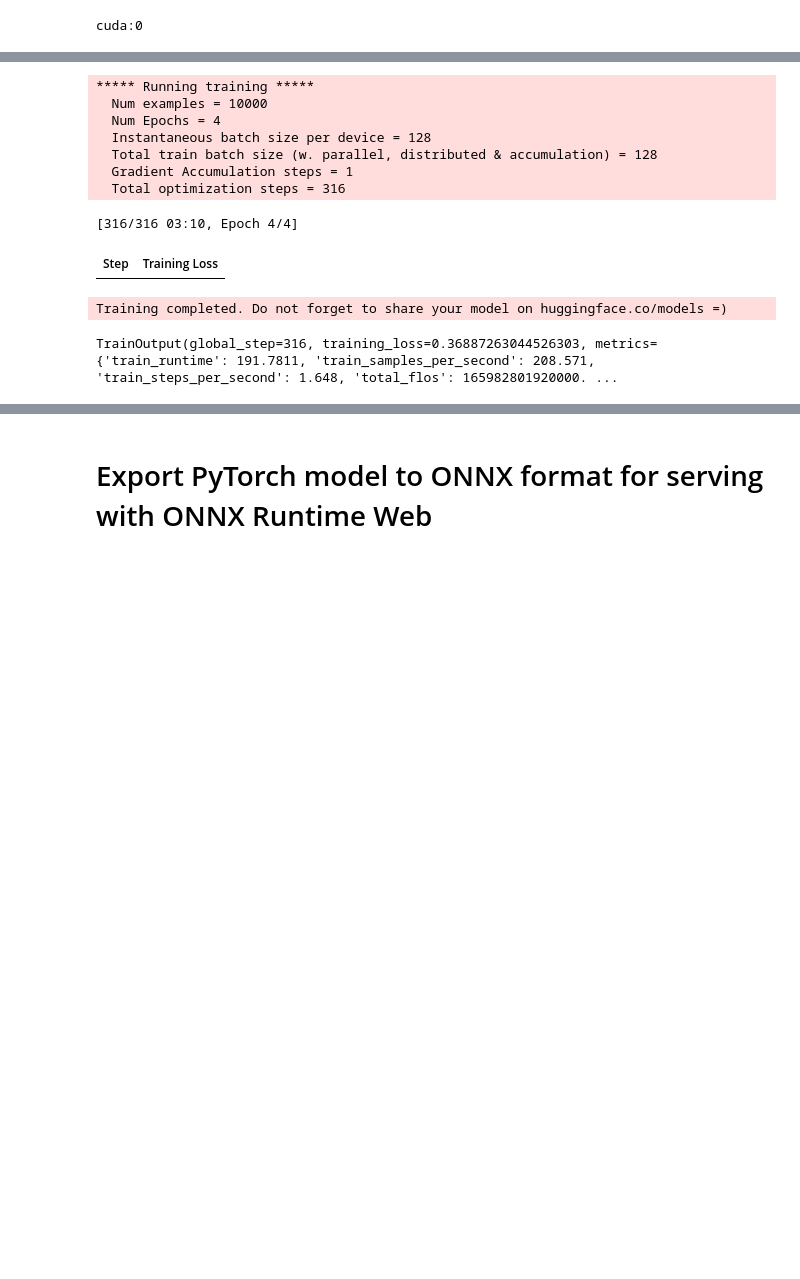
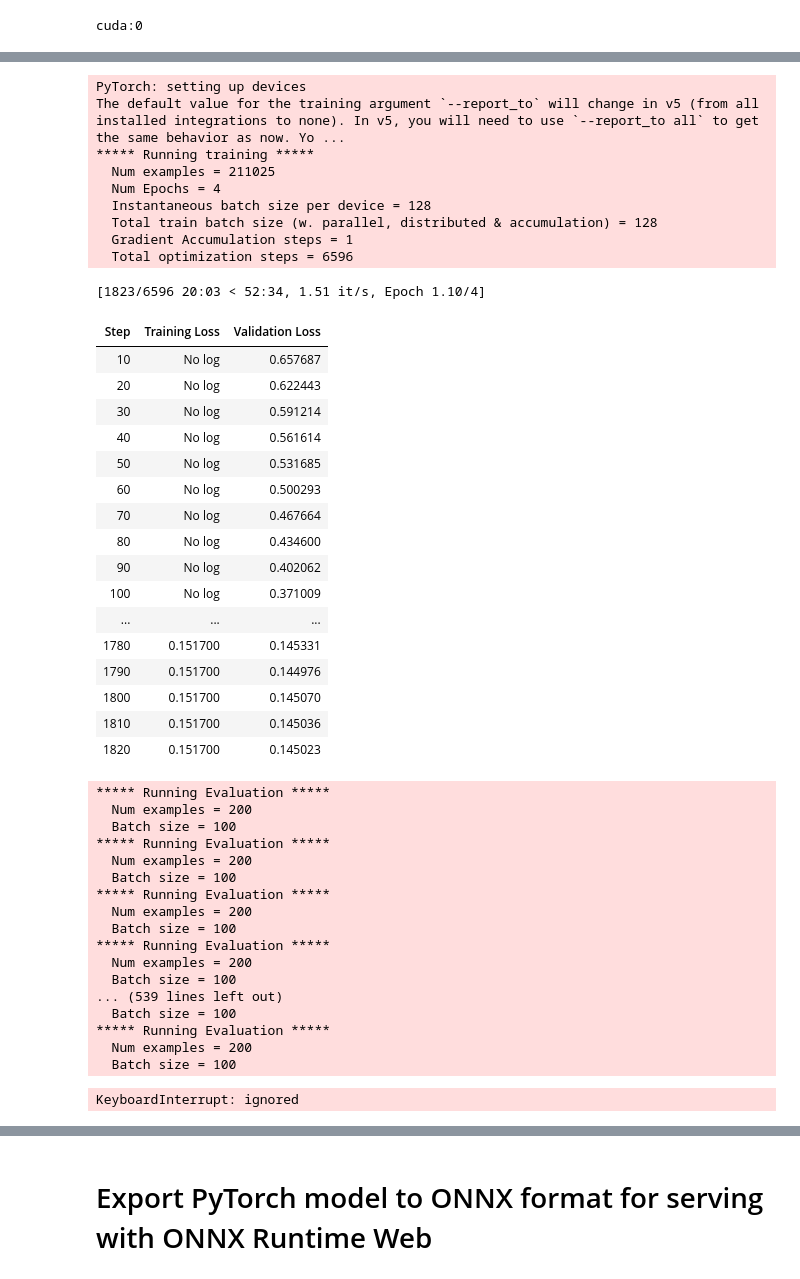
Before and after one commit to anselmwang/random_ml, a Jupyter notebook: ipynb/TrainGoEmotions.ipynb, the cells around one changed output, grey strips where cells are left out. Saved outputs shown, nothing was run; the diff lists cells and outputs as text; code cells hidden in the pictures; blank space fills up the shorter version.

```diff
--- a/ipynb/TrainGoEmotions.ipynb
+++ b/ipynb/TrainGoEmotions.ipynb
@@ -22,5 +55,6 @@ Dataset go_emotions downloaded and prepared to /root/.cache/huggingface/datasets
 # %%
-ds = ds.filter(lambda example, idx: idx<10000, with_indices=True)
+# ds = ds.filter(lambda example, idx: idx<10000, with_indices=True)
+ds = ds.shuffle()
 # %% [markdown]
 ## Data Statistics
 # %%
@@ -131,28 +180,68 @@ model = model.to(device)
 Some weights of BertForSequenceClassification were not initialized from the model checkpoint at microsoft/xtremedistil-l6-h384-uncased and are newly initialized: ['classifier.bias', 'classifier.weight ...
 You should probably TRAIN this model on a down-stream task to be able to use it for predictions and inference.
+# %%
+
+ds_test = ds_enc.filter(lambda example, idx: idx<200, with_indices=True)
+ds_train = ds_enc.filter(lambda example, idx: idx>=200, with_indices=True)
 # %%
 from transformers import TrainingArguments
 training_args = TrainingArguments("test_trainer",
                                   per_device_train_batch_size=128,
                                   num_train_epochs=4,learning_rate=3e-05,
-                                  evaluation_strategy="no")
+                                  evaluation_strategy="steps",
+                                  eval_steps=10,
+                                  per_device_eval_batch_size=100)
 from transformers import Trainer
 trainer = Trainer(
     model=model,
     args=training_args,
-    train_dataset=ds_enc['train']
+    train_dataset=ds_train['train'],
+    eval_dataset=ds_test['train']
 )
+trainer.train()
+# %% [output]
+PyTorch: setting up devices
+The default value for the training argument `--report_to` will change in v5 (from all installed integrations to none). In v5, you will need to use `--report_to all` to get the same behavior as now. Yo ...
+***** Running training *****
+  Num examples = 211025
+  Num Epochs = 4
+  Instantaneous batch size per device = 128
+  Total train batch size (w. parallel, distributed & accumulation) = 128
+  Gradient Accumulation steps = 1
+  Total optimization steps = 6596
+[1823/6596 20:03 < 52:34, 1.51 it/s, Epoch 1.10/4]
+| Step | Training Loss | Validation Loss |
+| 10 | No log | 0.657687 |
+| 20 | No log | 0.622443 |
+| 30 | No log | 0.591214 |
+| 40 | No log | 0.561614 |
+| 50 | No log | 0.531685 |
+| 60 | No log | 0.500293 |
+| 70 | No log | 0.467664 |
+| 80 | No log | 0.434600 |
+| 90 | No log | 0.402062 |
+| 100 | No log | 0.371009 |
+| ... | ... | ... |
+| 1780 | 0.151700 | 0.145331 |
+| 1790 | 0.151700 | 0.144976 |
+| 1800 | 0.151700 | 0.145070 |
+| 1810 | 0.151700 | 0.145036 |
+| 1820 | 0.151700 | 0.145023 |
+***** Running Evaluation *****
+  Num examples = 200
+  Batch size = 100
+***** Running Evaluation *****
+  Num examples = 200
+  Batch size = 100
+***** Running Evaluation *****
+  Num examples = 200
+  Batch size = 100
+***** Running Evaluation *****
+  Num examples = 200
+  Batch size = 100
+... (539 lines left out)
+  Batch size = 100
+***** Running Evaluation *****
+  Num examples = 200
+  Batch size = 100
+KeyboardInterrupt: ignored
-# %%
-trainer.train()
-# %% [output]
-***** Running training *****
-  Num examples = 10000
-  Num Epochs = 4
-  Instantaneous batch size per device = 128
-  Total train batch size (w. parallel, distributed & accumulation) = 128
-  Gradient Accumulation steps = 1
-  Total optimization steps = 316
-[316/316 03:10, Epoch 4/4]
-| Step | Training Loss |
-Training completed. Do not forget to share your model on huggingface.co/models =)
-TrainOutput(global_step=316, training_loss=0.36887263044526303, metrics={'train_runtime': 191.7811, 'train_samples_per_second': 208.571, 'train_steps_per_second': 1.648, 'total_flos': 165982801920000. ...
```
Also changed, not shown: parts of 11 cells of this notebook.
